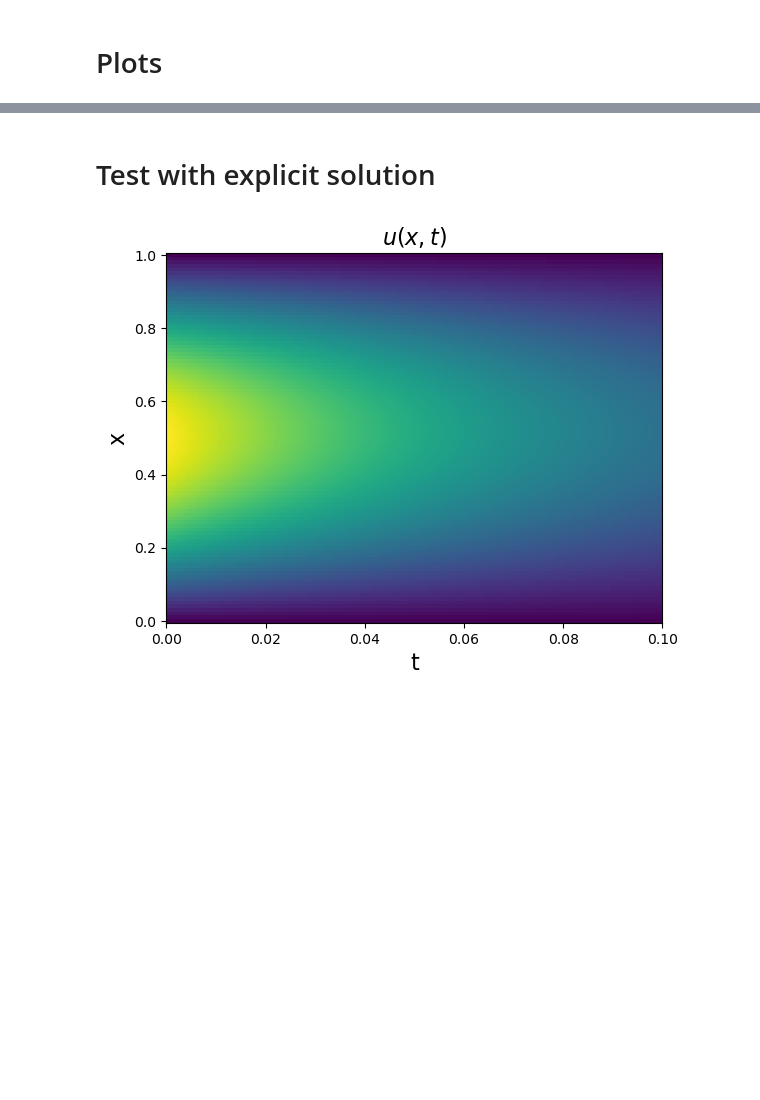
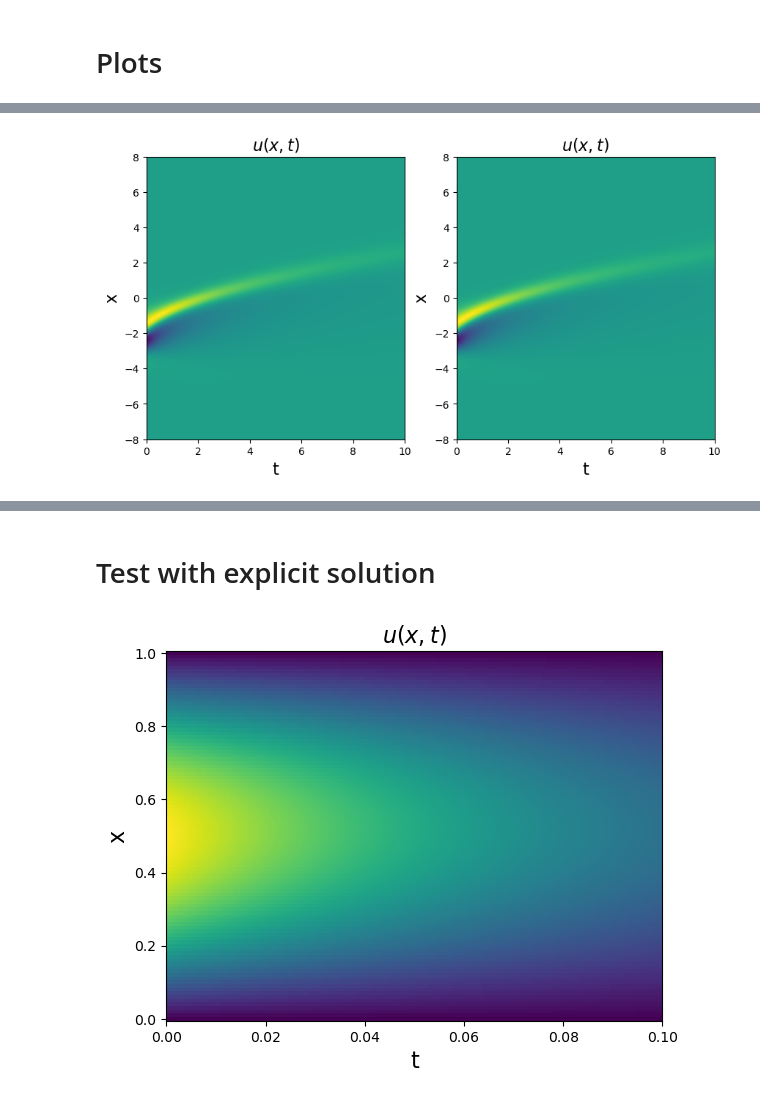
Before and after one commit to cpml-au/dctkit, a Jupyter notebook: examples/burgers.ipynb, the cells around one changed output, grey strips where cells are left out. Saved outputs shown, nothing was run; the diff lists cells and outputs as text; code cells hidden in the pictures; blank space fills up the shorter version.

```diff
--- a/examples/burgers.ipynb
+++ b/examples/burgers.ipynb
@@ -168,3 +140,14 @@ u_sol = u_sol_norm*umax
+# %%
+# get u_dot
+u_coch = C.CochainD0(S, prb.u)
+u_sq = C.scalar_mul(C.square(u_coch), -1/2)
+dissipation = C.scalar_mul(C.star(C.coboundary(u_coch)), nu_norm)
+flux = C.star(flat(u_sq,"parabolic"))
+total_flux = C.add(flux, dissipation)
+u_dot = C.star(C.coboundary(total_flux)).coeffs
+u_dot = u_dot.at[0,:].set(0.)
+u_dot = u_dot.at[-1,:].set(0.)
+u_dot_true = ps.FiniteDifference(axis=1)._differentiate(prb.u, t=dt_norm)
 # %% [markdown]
 # Plots
 # %%
@@ -183,3 +167,16 @@ plt.show()
+# %%
+fig1, ax = plt.subplots(1, 2, figsize=(10, 5))
+ax[0].pcolormesh(t, x_circ, u_dot)
+ax[1].pcolormesh(t,x_circ,u_dot_true)
+ax[0].set_xlabel('t', fontsize=16)
+ax[0].set_ylabel('x', fontsize=16)
+ax[0].set_title(r'$u(x, t)$', fontsize=16)
+ax[1].set_xlabel('t', fontsize=16)
+ax[1].set_ylabel('x', fontsize=16)
+ax[1].set_title(r'$u(x, t)$', fontsize=16)
+plt.show()
+# %% [output]
+[figure, added]
 # %%
 plt.plot(x_circ, u[:,-1])
 plt.plot(x_circ, u_sol[:,-1], marker = ".", linewidth = 0.01)
```
Also changed, not shown: parts of 14 cells of this notebook, 6 other files.
